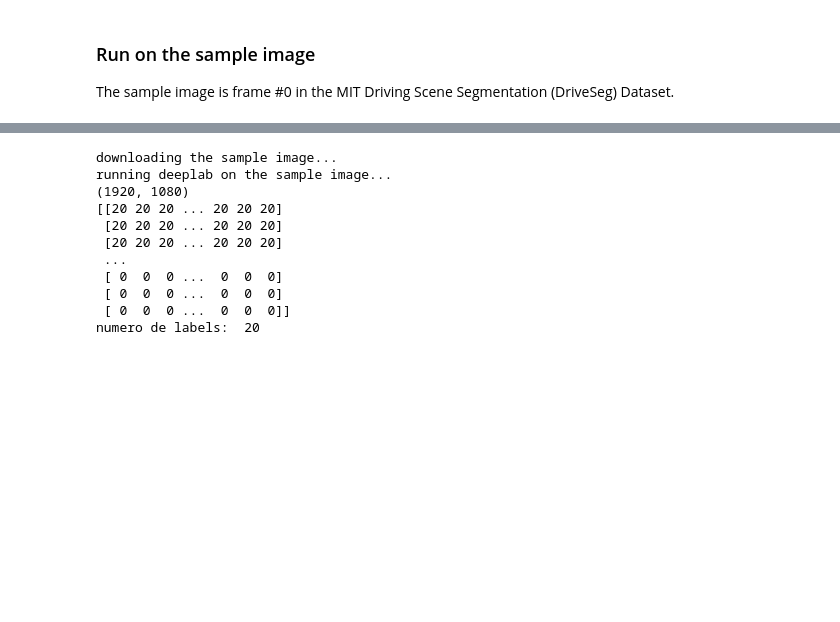
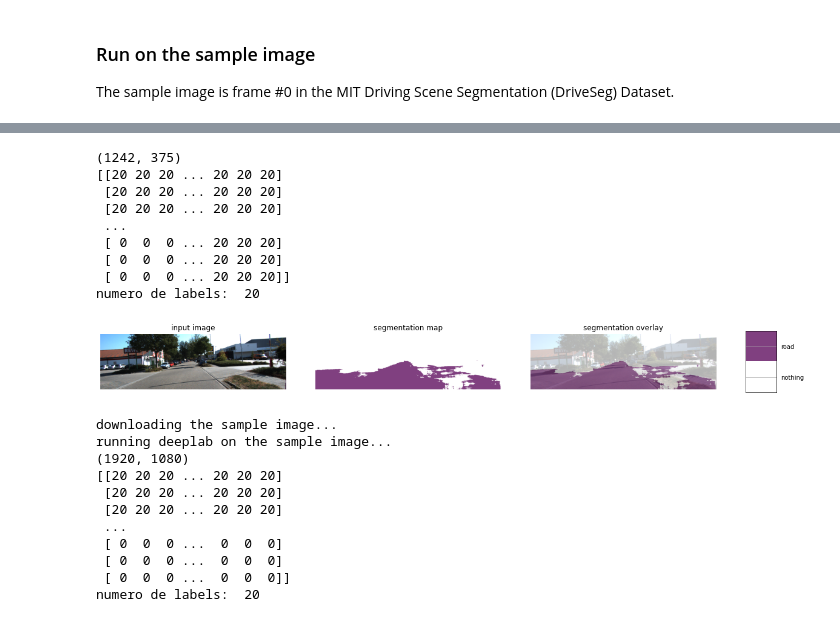
Before and after one commit to waltermayor/streetSegmentation, a Jupyter notebook: streetsegmentationOnly.ipynb, the cells around one changed output, grey strips where cells are left out. Drawn from its saved outputs; the diff is of its cells as text; code cells hidden in the pictures; blank space fills up the shorter version.

```diff
--- a/streetsegmentationOnly.ipynb
+++ b/streetsegmentationOnly.ipynb
@@ -256,3 +273,24 @@ The sample image is frame #0 in the MIT Driving Scene Segmentation (DriveSeg) Da
+# %%
+def run_visualization(original_im):
+    """Inferences DeepLab model and visualizes result."""
+    seg_map = MODEL.run(original_im)
+    seg_map[seg_map > 0] = 20
+    print(original_im.size)
+    print(seg_map)
+    vis_segmentation(original_im, seg_map)
+
+run_visualization(im)
+# %% [output]
+(1242, 375)
+[[20 20 20 ... 20 20 20]
+ [20 20 20 ... 20 20 20]
+ [20 20 20 ... 20 20 20]
+ ...
+ [ 0  0  0 ... 20 20 20]
+ [ 0  0  0 ... 20 20 20]
+ [ 0  0  0 ... 20 20 20]]
+numero de labels:  20
+[figure, added]
 # %%
 SAMPLE_IMAGE = 'mit_driveseg_sample.png'
 if not os.path.isfile(SAMPLE_IMAGE):
```
Also changed, not shown: parts of 3 cells of this notebook.
